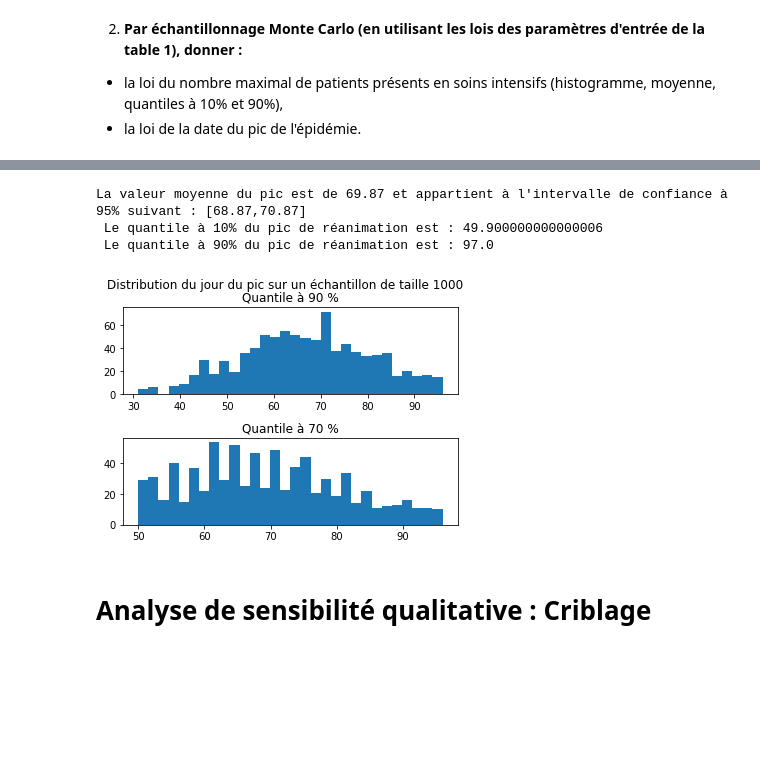
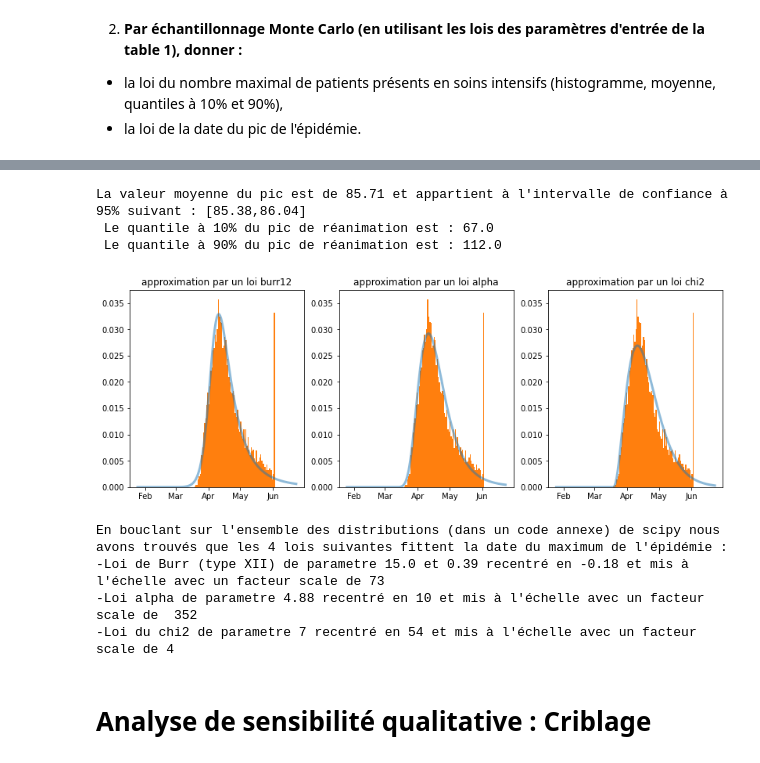
Before and after one commit to SwannChelly/MAP568, a Jupyter notebook: src/Project.ipynb, the cells around one changed output, grey strips where cells are left out. Cells and saved outputs as stored; diff of their text form; code cells hidden in the pictures; blank space fills up the shorter version.

```diff
--- a/src/Project.ipynb
+++ b/src/Project.ipynb
@@ -78,8 +82,19 @@ constants = compute_constants(variables)
 
 
 syst_CI=array([global_constants['S_0'],variables['I_moins_0'],0,0,0,0,0,0,0,0])
-simulation=odeint(equa_diff,syst_CI,np.linspace(0,100,1000), args = (variables,constants))
-plt.plot(simulation[:,6])
+simulation=odeint(equa_diff,syst_CI,constants['tbis'], args = (variables,constants))
+start = np.zeros((variables['t_0'], simulation.shape[1]))
+start[:,0]  = global_constants['S_0']
+simulation = np.concatenate((start,simulation))
+plt.plot(pd.date_range(start =  '2020-01-25', end = '2020-06-02', freq = 'D'),simulation[:,6])
 plt.title(f"Evolution du nombre de personne en réanimation sur {global_constants['T_MAX']} jours")
 plt.ylabel("Nombre de personne en réanimation")
+
+### Permet d'avoir un axe des abscisses lisible
+locator = mdates.MonthLocator()
+fmt = mdates.DateFormatter('%b')
+X = plt.gca().xaxis
+X.set_major_locator(locator)
+X.set_major_formatter(fmt)
+plt.show()
 # %% [output]
@@ -179,29 +217,72 @@ En supposant que la distribution du nombre de cas en réanimation au pic de l'é
 # %%
 # Loi de la date de l'épidémie.
 
 mean_day = np.mean(peak_day)
 var_day  = np.var(peak_day)
 q_10_day = np.quantile(peak_day, 0.1, axis = None)
 q_70_day = np.quantile(peak_day, 0.7, axis = None)
 q_90_day = np.quantile(peak_day, 0.9, axis = None)
 print(f"La valeur moyenne du pic est de {round(mean_day,2)} et appartient à l'intervalle de confiance à 95% suivant : [{max(0,round(mean_day-1.96*np.sqrt(var_day/M),2))},{round(mean_day+1.96*np.sqrt(var_day/M),2)}] ")
 print(f" Le quantile à 10% du pic de réanimation est : {q_10_day}")
 print(f" Le quantile à 90% du pic de réanimation est : {q_90_day}")
 
 # Compte tenu de la valeur du quantile à 90% nous tronquons donc la liste par soucis de visibilité.
 
+"""
 fig, axs = plt.subplots(2)
 fig.suptitle(f"Distribution du jour du pic sur un échantillon de taille {M}")
 axs[0].hist([day for day in peak_day if day < q_90_day], bins = 30)
 axs[0].set_title('Quantile à 90 %')
 axs[1].hist([day for day in peak_day if (day > q_10_day and day < q_90_day)], bins = 30)
 axs[1].set_title('Quantile à 70 %')
 plt.subplots_adjust(hspace=0.5)
+"""
+
+list_ = ['burr12', 'alpha', 'chi2']
+donnees = np.copy(peak_day)
+lois_param =[]
+x_dates = pd.date_range(start =  '2020-01-25', end = '2020-06-23', freq = 'D')
+x= np.arange(0,len(x_dates),1)
+for i, dist_name in enumerate(list_) :
+    dist = getattr(scipy.stats, dist_name)
+    param = dist.fit(donnees)
+    lois_param +=[param]
+    loc = param[-2]
+    scale = param[-1]
+    arg = param[:-2]
+    pdf = dist.pdf(x, loc=loc, scale=scale, *arg)
+    plt.subplot(1, 4, i+1)
+    plt.plot(x_dates, pdf, label=dist_name, linewidth=3, alpha = 0.5)
+    d = []
+    for i in range(len(donnees)):
+        d += [x_dates[donnees[i]]]
+    plt.hist(d, bins = timing, density = True)
+    plt.subplots_adjust(left=None, bottom=None, right=2.5, top=1, wspace=None, hspace=None)
+
+    plt.title("approximation par un loi "+ dist_name)
+    ### Permet d'avoir un axe des abscisses lisible
+    locator = mdates.MonthLocator()
+    fmt = mdates.DateFormatter('%b')
+    X = plt.gca().xaxis
+    X.set_major_locator(locator)
+    X.set_major_formatter(fmt)
+plt.show()
+
+
+plt.show()
+print("En bouclant sur l'ensemble des distributions (dans un code annexe) de scipy nous avons trouvés que les 4 lois suivantes fittent la date du maximum de l'épidémie :")
+print("-Loi de Burr (type XII) de parametre "+ str(round(lois_param[0][0],2)) +" et "+ str(round(lois_param[0][1],2))+ " recentré en "+str(round(lois_param[0][2],2))+" et mis à l'échelle avec un facteur scale de "+ str(round(lois_param[0][3]))  )
+print("-Loi alpha de parametre "+ str(round(lois_param[1][0],2)) +" recentré en "+str(round(lois_param[1][1]))+" et mis à l'échelle avec un facteur scale de  "+ str(round(lois_param[1][2]))  )
+print("-Loi du chi2 de parametre "+ str(round(lois_param[2][0])) +" recentré en "+str(round(lois_param[2][1]))+" et mis à l'échelle avec un facteur scale de "+ str(round(lois_param[2][2]))  )
 # %% [output]
-La valeur moyenne du pic est de 69.87 et appartient à l'intervalle de confiance à 95% suivant : [68.87,70.87]
- Le quantile à 10% du pic de réanimation est : 49.900000000000006
- Le quantile à 90% du pic de réanimation est : 97.0
+La valeur moyenne du pic est de 85.71 et appartient à l'intervalle de confiance à 95% suivant : [85.38,86.04]
+ Le quantile à 10% du pic de réanimation est : 67.0
+ Le quantile à 90% du pic de réanimation est : 112.0
-[figure, old version]
+[figure, new version]
+En bouclant sur l'ensemble des distributions (dans un code annexe) de scipy nous avons trouvés que les 4 lois suivantes fittent la date du maximum de l'épidémie :
+-Loi de Burr (type XII) de parametre 15.0 et 0.39 recentré en -0.18 et mis à l'échelle avec un facteur scale de 73
+-Loi alpha de parametre 4.88 recentré en 10 et mis à l'échelle avec un facteur scale de  352
+-Loi du chi2 de parametre 7 recentré en 54 et mis à l'échelle avec un facteur scale de 4
 # %% [markdown]
 # Analyse de sensibilité qualitative : Criblage
 # %% [markdown]
```
Also changed, not shown: parts of 19 cells of this notebook, 1 other file.
